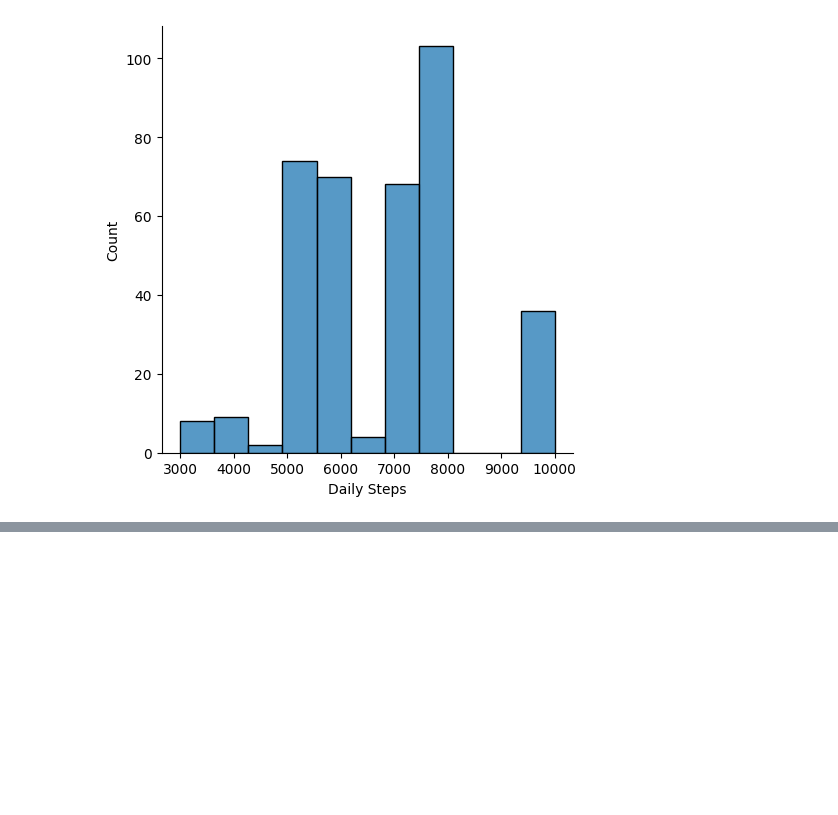
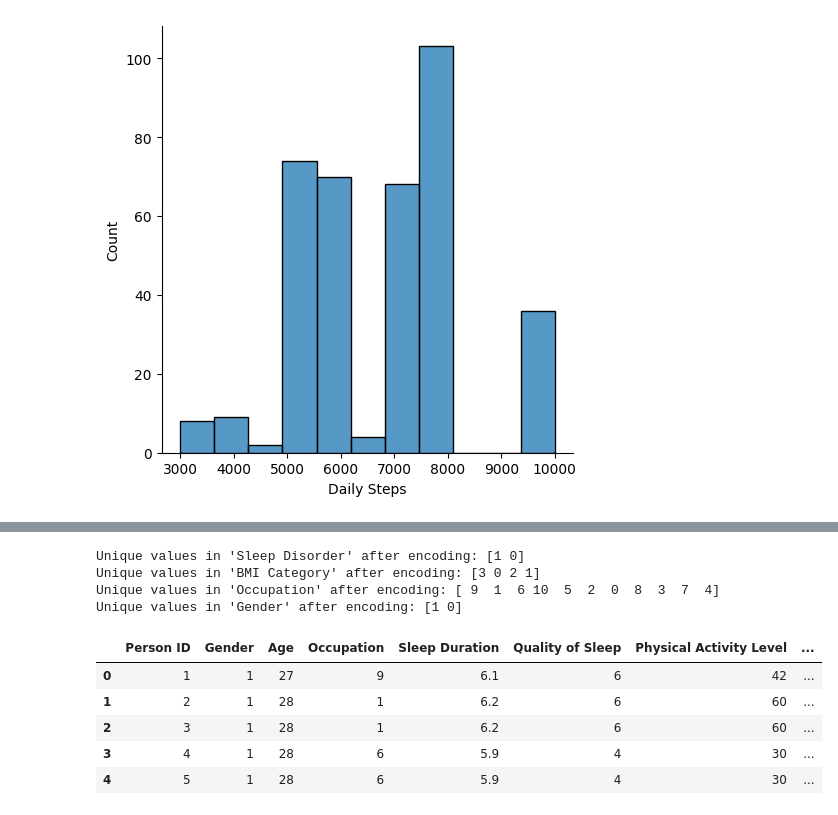
Before and after one commit to HMBinara/ML_Project, a Jupyter notebook: Health_&_Fitness_Improvement_Predictor.ipynb, the cells around one changed output, grey strips where cells are left out. Cells and saved outputs as stored; diff of their text form; code cells hidden in the pictures; blank space fills up the shorter version.

```diff
--- a/Health_&_Fitness_Improvement_Predictor.ipynb
+++ b/Health_&_Fitness_Improvement_Predictor.ipynb
@@ -216,0 +248,23 @@ plt.show()
+# %%
+label_encoder = LabelEncoder()
+data['Gender'] = label_encoder.fit_transform(data['Gender'])
+data['Occupation'] = label_encoder.fit_transform(data['Occupation'])
+data['BMI Category'] = label_encoder.fit_transform(data['BMI Category'])
+data['Sleep Disorder'] = label_encoder.fit_transform(data['Sleep Disorder'])
+
+print("Unique values in 'Sleep Disorder' after encoding:", data['Sleep Disorder'].unique())
+print("Unique values in 'BMI Category' after encoding:", data['BMI Category'].unique())
+print("Unique values in 'Occupation' after encoding:", data['Occupation'].unique())
+print("Unique values in 'Gender' after encoding:", data['Gender'].unique())
+display(data.head())
+# %% [output]
+Unique values in 'Sleep Disorder' after encoding: [1 0]
+Unique values in 'BMI Category' after encoding: [3 0 2 1]
+Unique values in 'Occupation' after encoding: [ 9  1  6 10  5  2  0  8  3  7  4]
+Unique values in 'Gender' after encoding: [1 0]
+|  | Person ID | Gender | Age | Occupation | Sleep Duration | Quality of Sleep | Physical Activity Level | ... |
+| 0 | 1 | 1 | 27 | 9 | 6.1 | 6 | 42 | ... |
+| 1 | 2 | 1 | 28 | 1 | 6.2 | 6 | 60 | ... |
+| 2 | 3 | 1 | 28 | 1 | 6.2 | 6 | 60 | ... |
+| 3 | 4 | 1 | 28 | 6 | 5.9 | 4 | 30 | ... |
+| 4 | 5 | 1 | 28 | 6 | 5.9 | 4 | 30 | ... |
```
Also changed, not shown: parts of 19 cells of this notebook.
